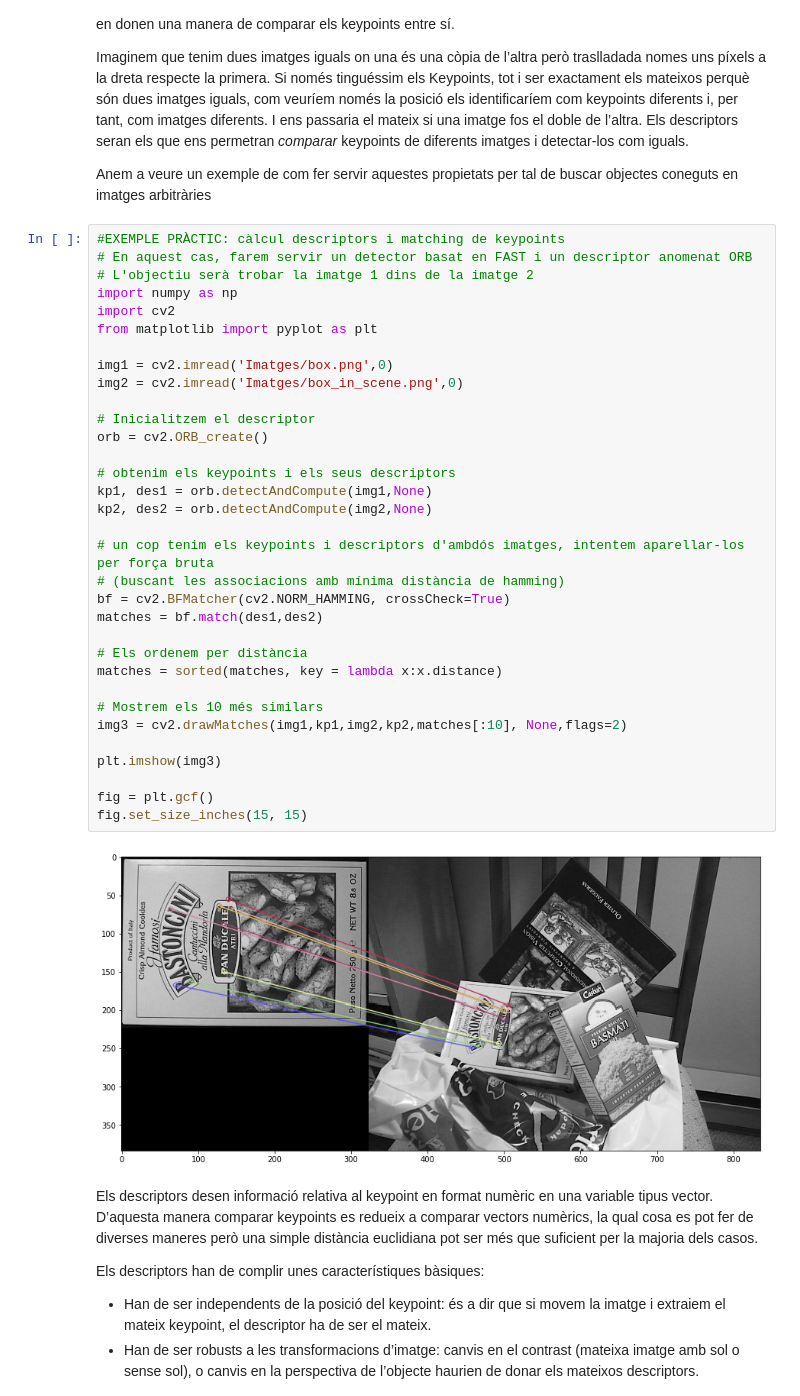
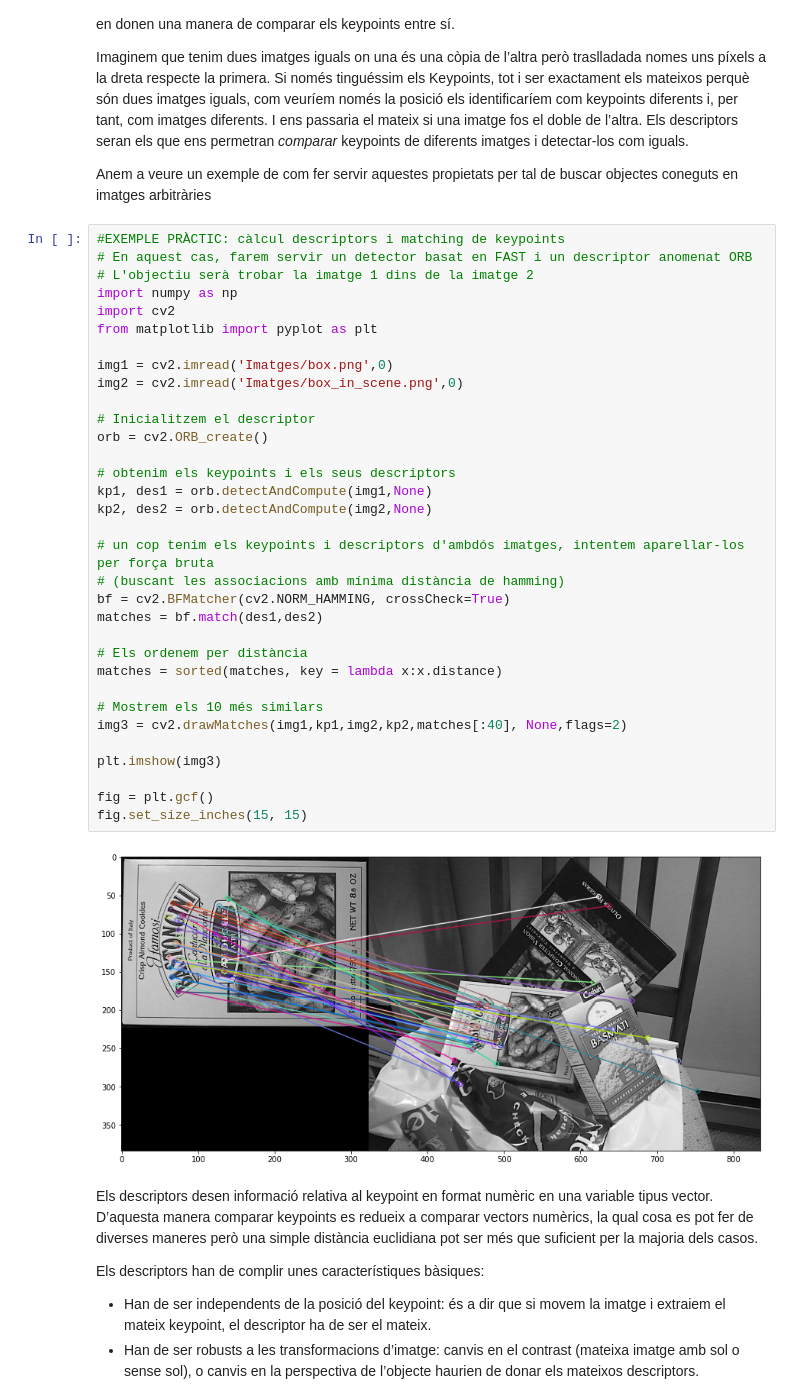
Before and after one commit to ricardborras/curs_soc, a Jupyter notebook: Pla4/4.2_Keypoints.ipynb, the cells around one changed output. Saved outputs shown, nothing was run; the diff lists cells and outputs as text.

```diff
--- a/Pla4/4.2_Keypoints.ipynb
+++ b/Pla4/4.2_Keypoints.ipynb
@@ -80,35 +80,35 @@ Anem a veure un exemple de com fer servir aquestes propietats per tal de buscar
 # L'objectiu serà trobar la imatge 1 dins de la imatge 2
 import numpy as np
 import cv2
 from matplotlib import pyplot as plt
 
 img1 = cv2.imread('Imatges/box.png',0)
 img2 = cv2.imread('Imatges/box_in_scene.png',0)
 
 # Inicialitzem el descriptor
 orb = cv2.ORB_create()
 
 # obtenim els keypoints i els seus descriptors
 kp1, des1 = orb.detectAndCompute(img1,None)
 kp2, des2 = orb.detectAndCompute(img2,None)
 
 # un cop tenim els keypoints i descriptors d'ambdós imatges, intentem aparellar-los per força bruta
 # (buscant les associacions amb mínima distància de hamming)
 bf = cv2.BFMatcher(cv2.NORM_HAMMING, crossCheck=True)
 matches = bf.match(des1,des2)
 
 # Els ordenem per distància
 matches = sorted(matches, key = lambda x:x.distance)
 
 # Mostrem els 10 més similars
-img3 = cv2.drawMatches(img1,kp1,img2,kp2,matches[:10], None,flags=2)
+img3 = cv2.drawMatches(img1,kp1,img2,kp2,matches[:40], None,flags=2)
 
 plt.imshow(img3)
 
 fig = plt.gcf()
 fig.set_size_inches(15, 15)
 # %% [output]
-[figure, old version]
+[figure, new version]
 # %% [markdown]
 Els descriptors desen informació relativa al keypoint en format numèric en una variable tipus vector. D’aquesta manera comparar keypoints es redueix a comparar vectors numèrics, la qual cosa es pot fer de diverses maneres però una simple distància euclidiana pot ser més que suficient per la majoria dels casos.
 
```
Also changed, not shown: parts of 1 cell of this notebook, 40 other files.
